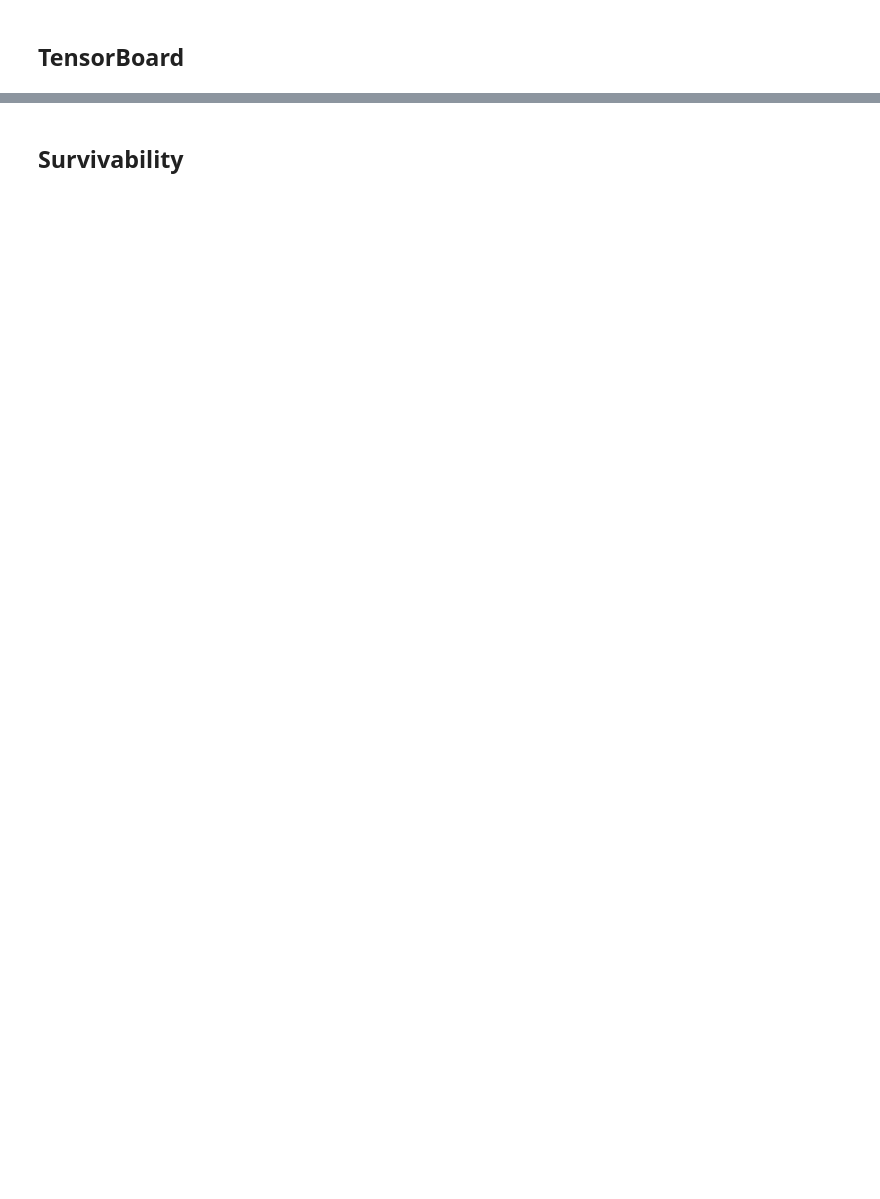
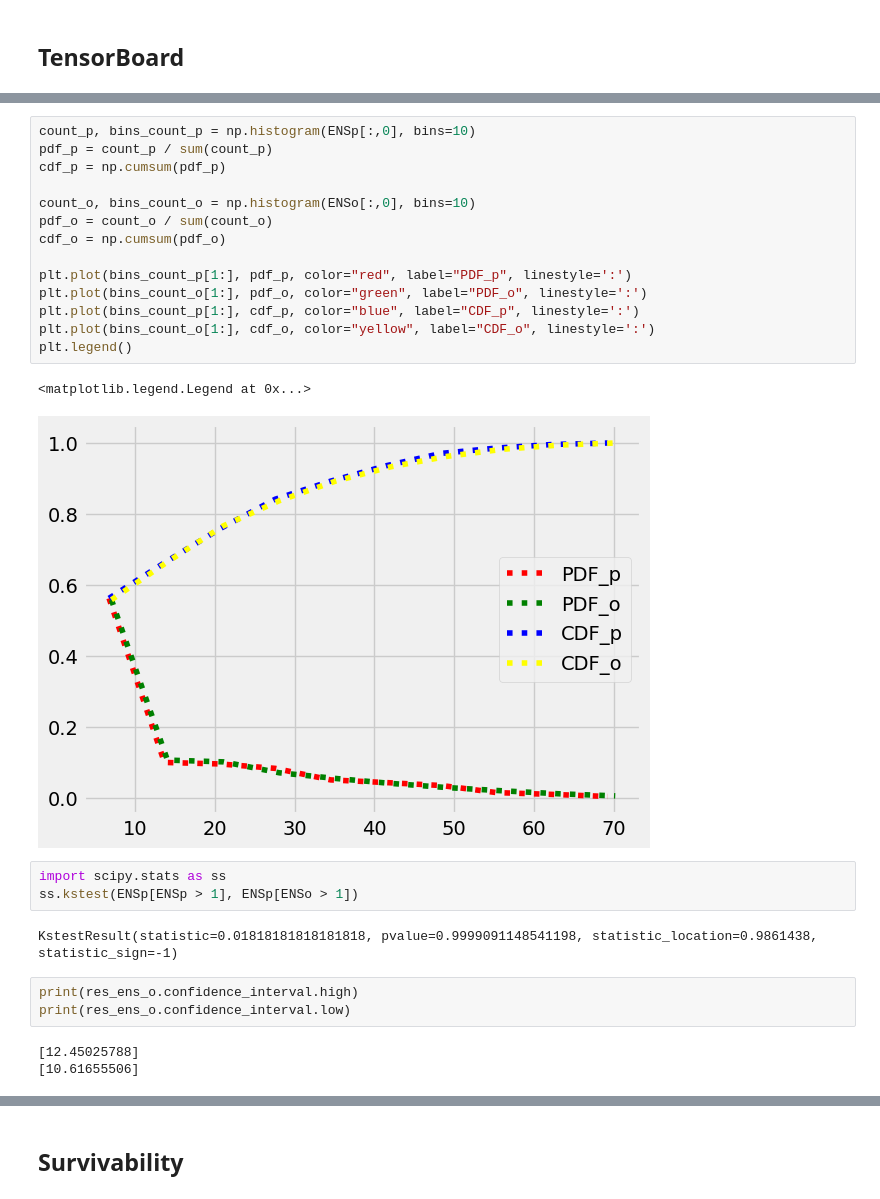
Before and after one commit to reXplan-project/reXplan-repo, a Jupyter notebook: jupyter_notebooks/ml_script_WOP.ipynb, the cells around one changed output, grey strips where cells are left out. Cells and saved outputs as stored; diff of their text form; blank space fills up the shorter version.

```diff
--- a/jupyter_notebooks/ml_script_WOP.ipynb
+++ b/jupyter_notebooks/ml_script_WOP.ipynb
@@ -531,3 +499,31 @@ plt.show()
+# %%
+count_p, bins_count_p = np.histogram(ENSp[:,0], bins=10)
+pdf_p = count_p / sum(count_p)
+cdf_p = np.cumsum(pdf_p)
+
+count_o, bins_count_o = np.histogram(ENSo[:,0], bins=10)
+pdf_o = count_o / sum(count_o)
+cdf_o = np.cumsum(pdf_o)
+
+plt.plot(bins_count_p[1:], pdf_p, color="red", label="PDF_p", linestyle=':')
+plt.plot(bins_count_o[1:], pdf_o, color="green", label="PDF_o", linestyle=':')
+plt.plot(bins_count_p[1:], cdf_p, color="blue", label="CDF_p", linestyle=':')
+plt.plot(bins_count_o[1:], cdf_o, color="yellow", label="CDF_o", linestyle=':')
+plt.legend()
+# %% [output]
+<matplotlib.legend.Legend at 0x...>
+[figure, added]
+# %%
+import scipy.stats as ss
+ss.kstest(ENSp[ENSp > 1], ENSp[ENSo > 1])
+# %% [output]
+KstestResult(statistic=0.01818181818181818, pvalue=0.9999091148541198, statistic_location=0.9861438, statistic_sign=-1)
+# %%
+print(res_ens_o.confidence_interval.high)
+print(res_ens_o.confidence_interval.low)
+# %% [output]
+[12.45025788]
+[10.61655506]
 # %%
 from scipy.stats import kurtosis, skew
 print(f"mean ENS predicted = {ENSp.mean()}")
```
Also changed, not shown: parts of 22 cells of this notebook, 5 other files.
